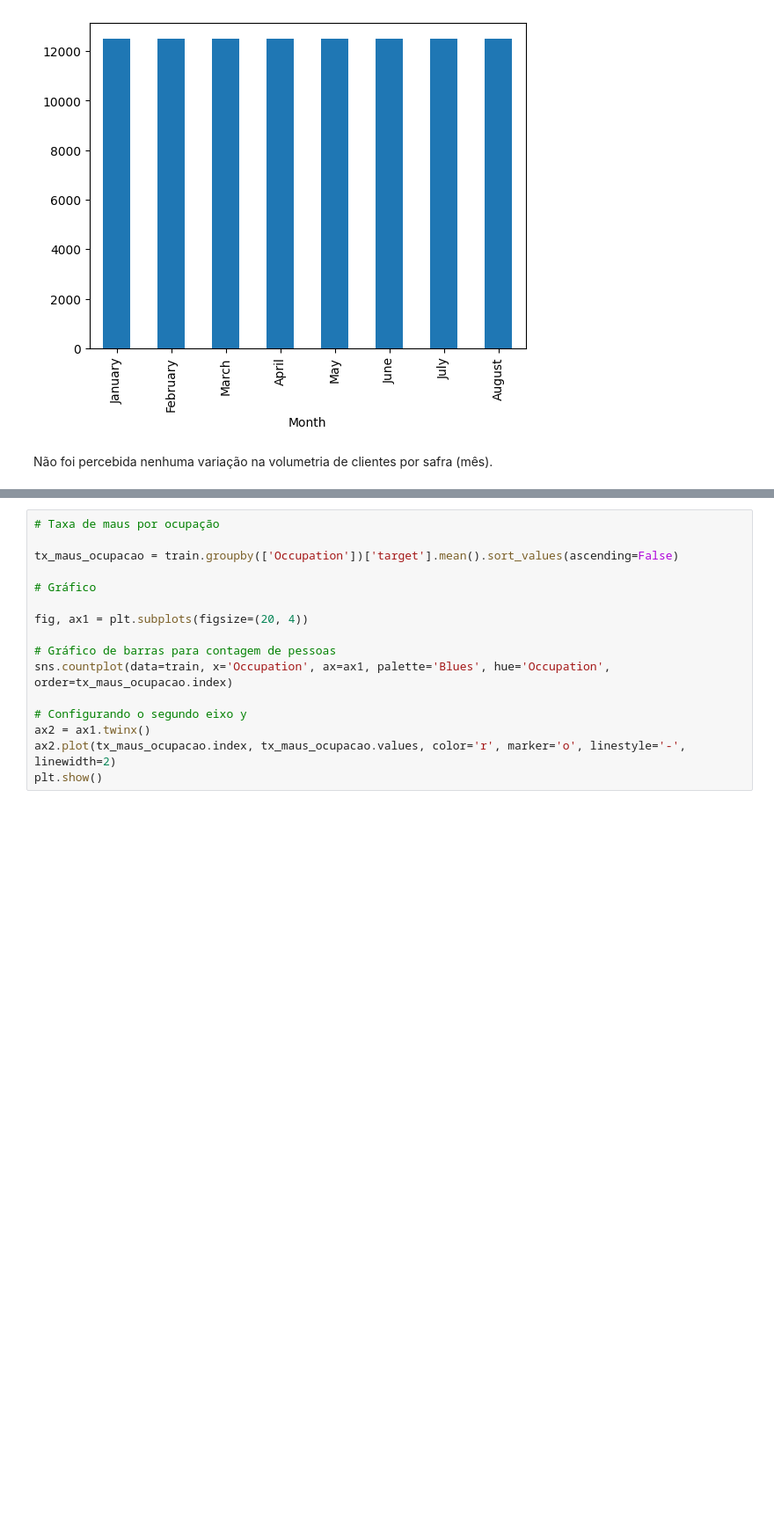
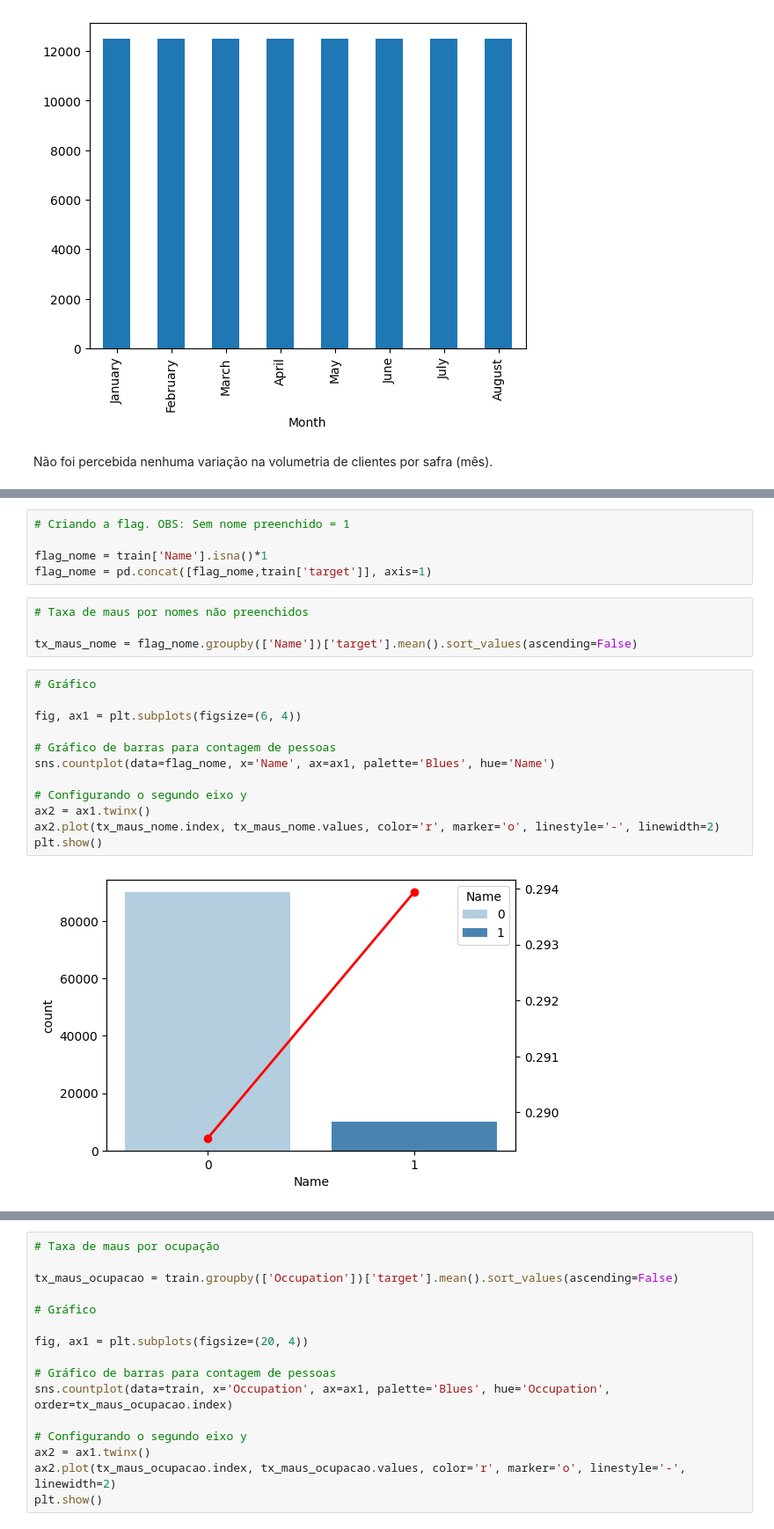
Before and after one commit to deborabmfreitas/credit-score-prediction, a Jupyter notebook: credit-score-prediction.ipynb, the cells around one changed output, grey strips where cells are left out. Shown at 88% size. Saved outputs shown, nothing was run; the diff lists cells and outputs as text; blank space fills up the shorter version.

```diff
--- a/credit-score-prediction.ipynb
+++ b/credit-score-prediction.ipynb
@@ -168,0 +180,23 @@ Não foi percebida nenhuma variação na volumetria de clientes por safra (mês)
+# %%
+# Criando a flag. OBS: Sem nome preenchido = 1
+
+flag_nome = train['Name'].isna()*1
+flag_nome = pd.concat([flag_nome,train['target']], axis=1)
+# %%
+# Taxa de maus por nomes não preenchidos
+
+tx_maus_nome = flag_nome.groupby(['Name'])['target'].mean().sort_values(ascending=False)
+# %%
+# Gráfico
+
+fig, ax1 = plt.subplots(figsize=(6, 4))
+
+# Gráfico de barras para contagem de pessoas
+sns.countplot(data=flag_nome, x='Name', ax=ax1, palette='Blues', hue='Name')
+
+# Configurando o segundo eixo y
+ax2 = ax1.twinx()
+ax2.plot(tx_maus_nome.index, tx_maus_nome.values, color='r', marker='o', linestyle='-', linewidth=2)
+plt.show()
+# %% [output]
+[figure, added]
```
Also changed, not shown: parts of 59 cells of this notebook.
